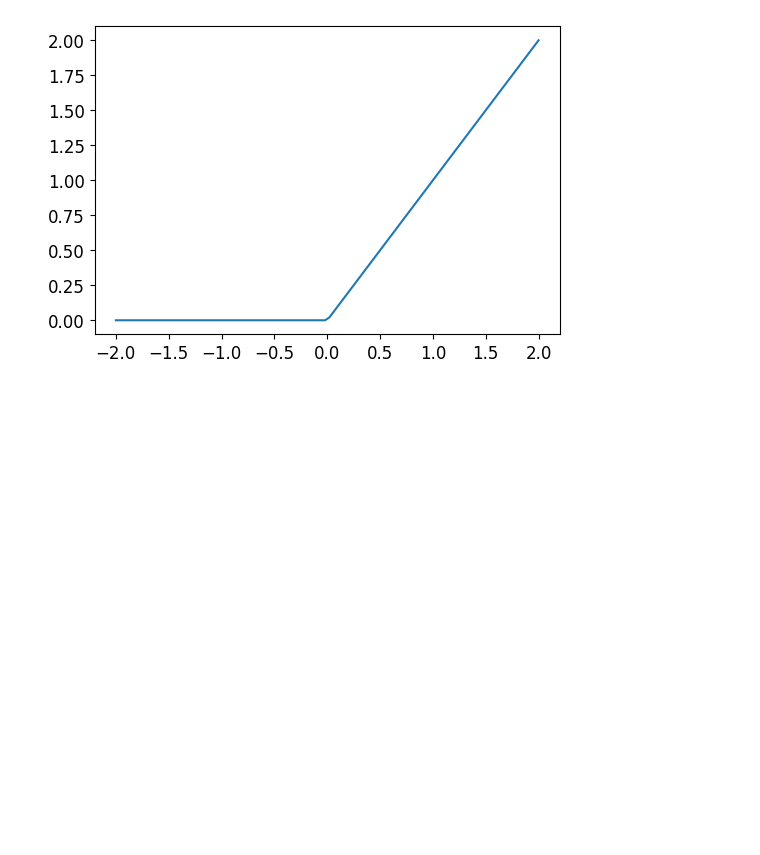
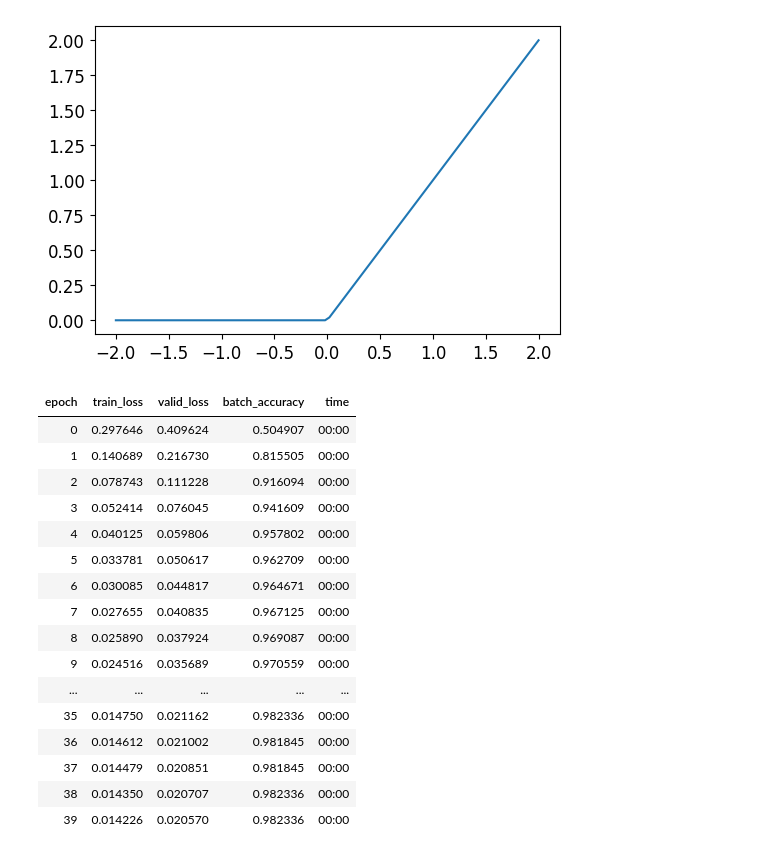
Before and after one commit to XamanekMTZ/FastAI_Learning, a Jupyter notebook: MNIST/004_00815a_mnist_basics.ipynb, the cells around one changed output. Cells and saved outputs as stored; diff of their text form; code cells hidden in the pictures; blank space fills up the shorter version.

```diff
--- a/MNIST/004_00815a_mnist_basics.ipynb
+++ b/MNIST/004_00815a_mnist_basics.ipynb
@@ -768,0 +767,21 @@ simple_net = nn.Sequential(
+# %%
+#hide_output
+learn.fit( 40, 0.1 )
+# %% [output]
+| epoch | train_loss | valid_loss | batch_accuracy | time |
+| 0 | 0.297646 | 0.409624 | 0.504907 | 00:00 |
+| 1 | 0.140689 | 0.216730 | 0.815505 | 00:00 |
+| 2 | 0.078743 | 0.111228 | 0.916094 | 00:00 |
+| 3 | 0.052414 | 0.076045 | 0.941609 | 00:00 |
+| 4 | 0.040125 | 0.059806 | 0.957802 | 00:00 |
+| 5 | 0.033781 | 0.050617 | 0.962709 | 00:00 |
+| 6 | 0.030085 | 0.044817 | 0.964671 | 00:00 |
+| 7 | 0.027655 | 0.040835 | 0.967125 | 00:00 |
+| 8 | 0.025890 | 0.037924 | 0.969087 | 00:00 |
+| 9 | 0.024516 | 0.035689 | 0.970559 | 00:00 |
+| ... | ... | ... | ... | ... |
+| 35 | 0.014750 | 0.021162 | 0.982336 | 00:00 |
+| 36 | 0.014612 | 0.021002 | 0.981845 | 00:00 |
+| 37 | 0.014479 | 0.020851 | 0.981845 | 00:00 |
+| 38 | 0.014350 | 0.020707 | 0.982336 | 00:00 |
+| 39 | 0.014226 | 0.020570 | 0.982336 | 00:00 |
```
Also changed, not shown: parts of 18 cells of this notebook.
